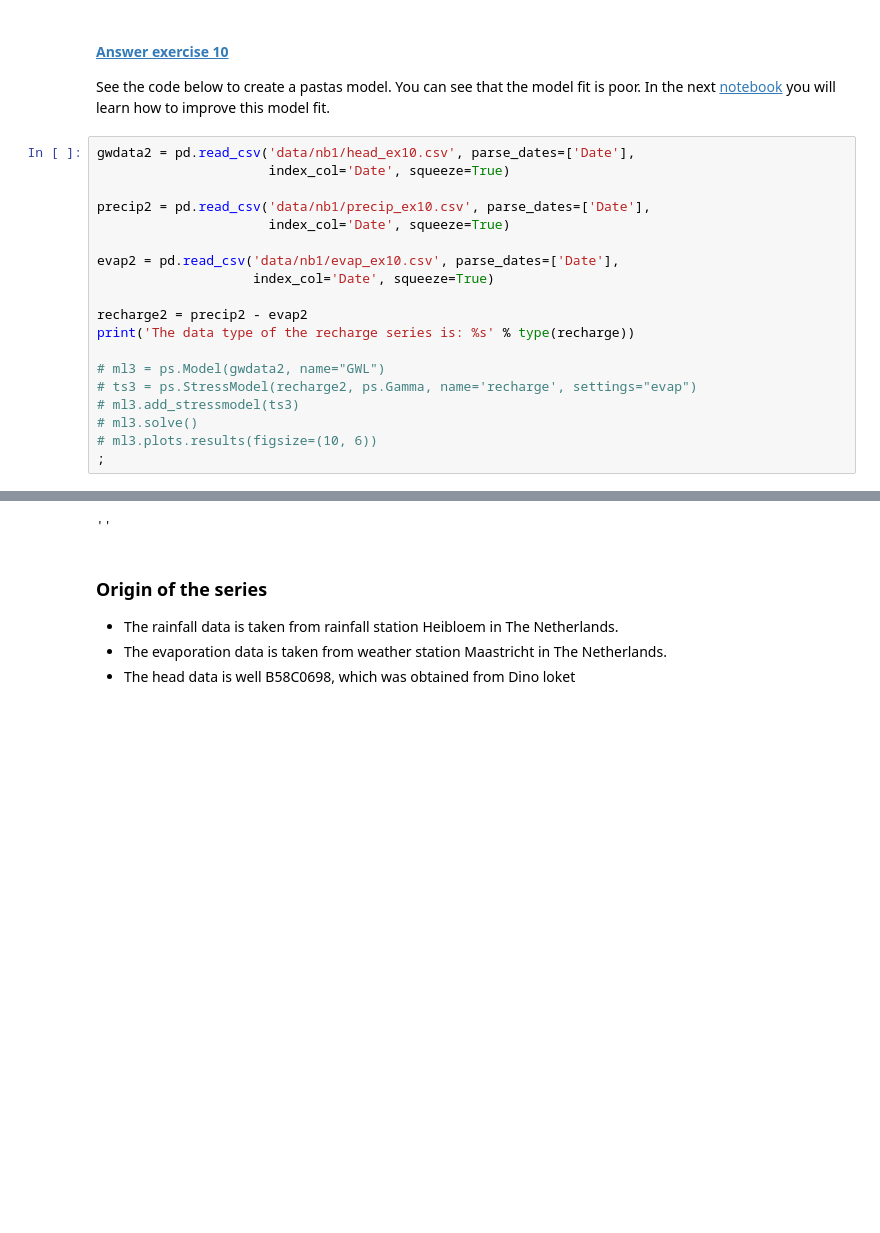
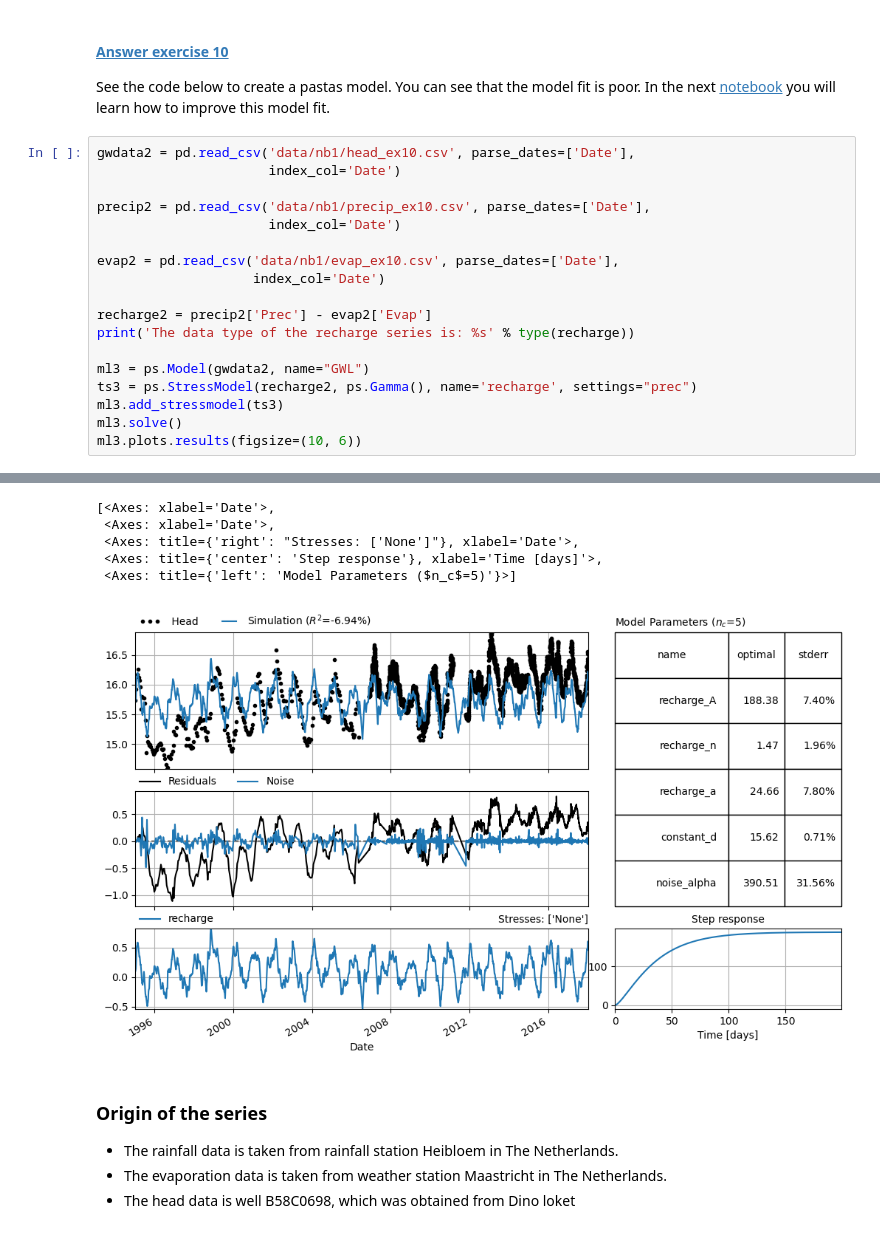
Before and after one commit to MAMBA-python/course-material, a Jupyter notebook: Exercise_notebooks/On_topic/19_pastas/1_basic_pastas_model.ipynb, the cells around one changed output, grey strips where cells are left out. Drawn from its saved outputs; the diff is of its cells as text; blank space fills up the shorter version.

```diff
--- a/Exercise_notebooks/On_topic/19_pastas/1_basic_pastas_model.ipynb
+++ b/Exercise_notebooks/On_topic/19_pastas/1_basic_pastas_model.ipynb
@@ -282,21 +344,20 @@ The most important difference between the models are the parameter values and st
 See the code below to create a pastas model. You can see that the model fit is poor. In the next [notebook](2_external_stresses.ipynb) you will learn how to improve this model fit.
 # %%
 gwdata2 = pd.read_csv('data/nb1/head_ex10.csv', parse_dates=['Date'],
-                      index_col='Date', squeeze=True)
+                      index_col='Date')
 
 precip2 = pd.read_csv('data/nb1/precip_ex10.csv', parse_dates=['Date'],
-                      index_col='Date', squeeze=True)
+                      index_col='Date')
 
 evap2 = pd.read_csv('data/nb1/evap_ex10.csv', parse_dates=['Date'],
-                    index_col='Date', squeeze=True)
+                    index_col='Date')
 
-recharge2 = precip2 - evap2
+recharge2 = precip2['Prec'] - evap2['Evap']
 print('The data type of the recharge series is: %s' % type(recharge))
 
-# ml3 = ps.Model(gwdata2, name="GWL")
-# ts3 = ps.StressModel(recharge2, ps.Gamma, name='recharge', settings="evap")
-# ml3.add_stressmodel(ts3)
-# ml3.solve()
-# ml3.plots.results(figsize=(10, 6))
-;
+ml3 = ps.Model(gwdata2, name="GWL")
+ts3 = ps.StressModel(recharge2, ps.Gamma(), name='recharge', settings="prec")
+ml3.add_stressmodel(ts3)
+ml3.solve()
+ml3.plots.results(figsize=(10, 6))
 # %% [output]
@@ -311,4 +390,9 @@ The data type of the recharge series is: <class 'pandas.core.series.Series'>
-''
+[<Axes: xlabel='Date'>,
+ <Axes: xlabel='Date'>,
+ <Axes: title={'right': "Stresses: ['None']"}, xlabel='Date'>,
+ <Axes: title={'center': 'Step response'}, xlabel='Time [days]'>,
+ <Axes: title={'left': 'Model Parameters ($n_c$=5)'}>]
+[figure, added]
 # %% [markdown]
 ### Origin of the series
 * The rainfall data is taken from rainfall station Heibloem in The Netherlands.
```
Also changed, not shown: parts of 15 cells of this notebook, 9 other files.
